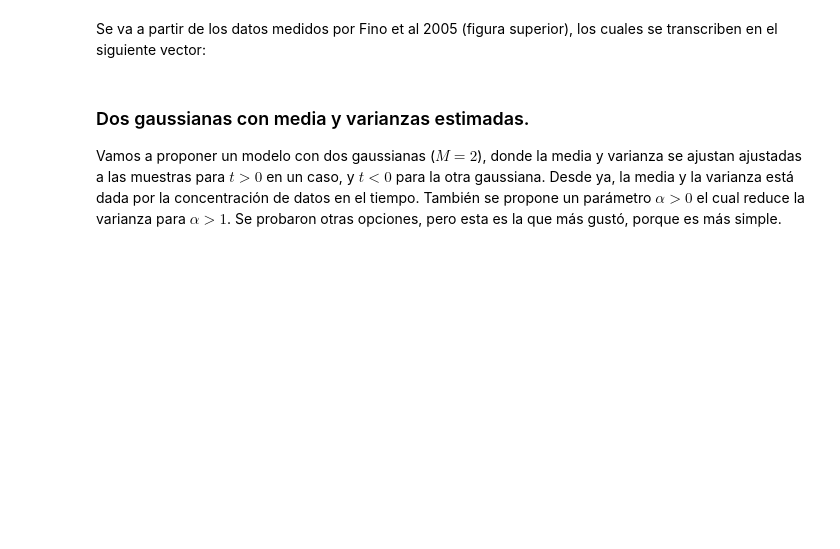
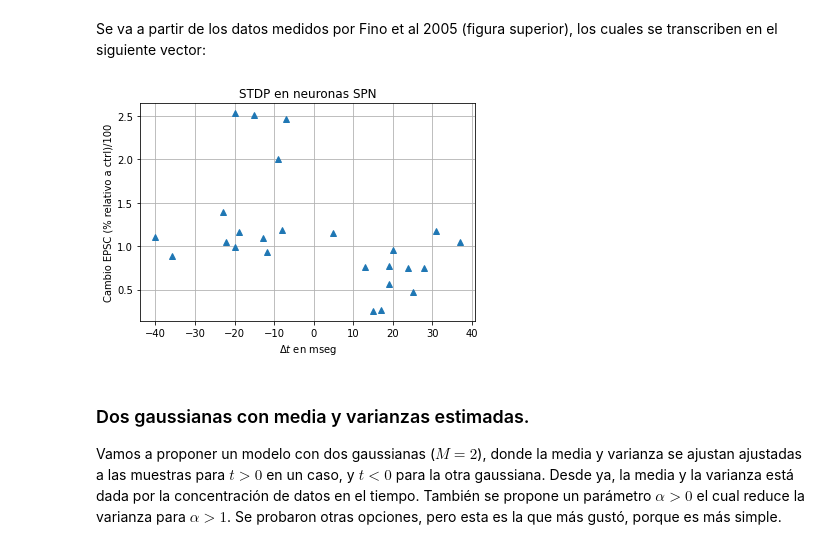
Before and after one commit to ijourdan/Neurons, a Jupyter notebook: stdp/STDP.ipynb, the cells around one changed output. Saved outputs shown, nothing was run; the diff lists cells and outputs as text; code cells hidden in the pictures; blank space fills up the shorter version.

```diff
--- a/stdp/STDP.ipynb
+++ b/stdp/STDP.ipynb
@@ -113,18 +139,26 @@ Se va a partir de los datos medidos por Fino et al 2005 (figura superior), los c
 # %%
 # Se extraen los datos presentados en la figura 6-E (Fino et al 2005)
 
 delta_t = np.asarray([-40, -35.8, -22.96, -22.13, -19.9,-19.89, -18.96, -14.96, -12.78, -11.79,
                         -9.09,  -7.95, -7.01,  4.94, 12.94, 14.96, 17.04, 18.96,
                       18.96, 20.05, 23.89, 24.99, 27.90, 30.91, 36.94])
 
 y_stdp = np.asarray([110, 88.4, 139.2, 104.61, 253.08, 98.8, 115.76, 251.15,108.85, 92.69,
                        200.38,  118.08, 246.15, 115, 76.15, 25.38, 26.54, 56.92,
                      76.92, 95.38, 74.84, 47.30, 74.61,  116.92, 104.6])
 
 
 y_stdp = y_stdp/100
 delta_t = delta_t.reshape(len(delta_t),1)
 y_stdp = y_stdp.reshape(len(y_stdp),1)
+
+plt.plot(delta_t,y_stdp,'^')
+plt.title('STDP en neuronas SPN')
+plt.ylabel('Cambio EPSC (% relativo a ctrl)/100')
+plt.xlabel(r'$\Delta t$ en mseg')
+plt.grid()
+# %% [output]
+[figure, added]
 # %% [markdown]
 ### Dos gaussianas con media y varianzas estimadas.
  Vamos a proponer un modelo con dos gaussianas ($M = 2$), donde la media y varianza se ajustan ajustadas a las muestras para $t >0$ en un caso, y $t<0$ para la otra gaussiana.
```
Also changed, not shown: parts of 7 cells of this notebook.
